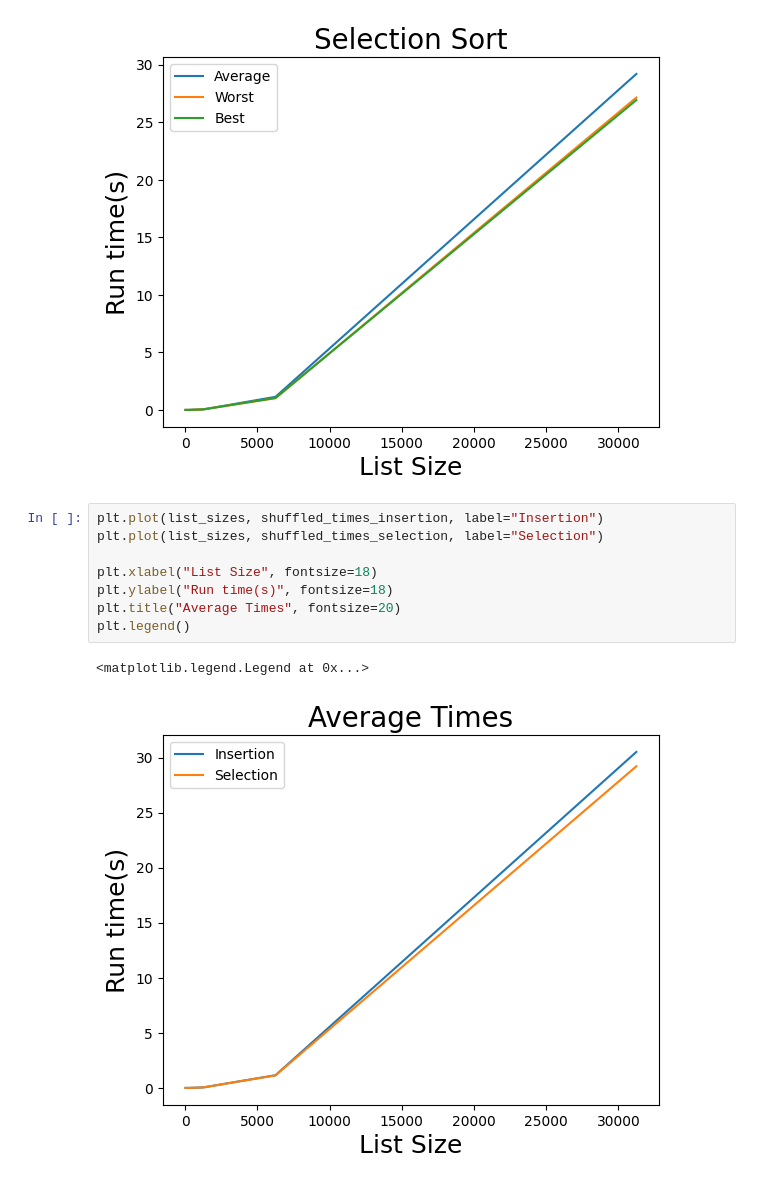
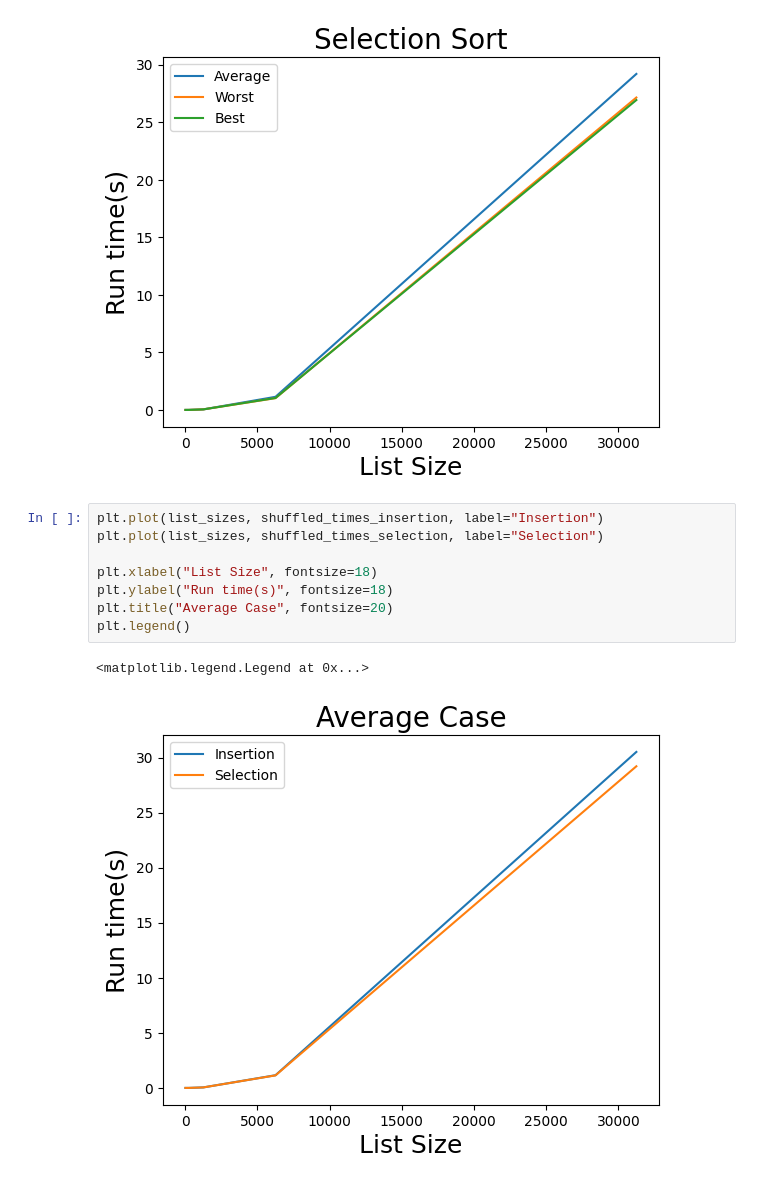
Before and after one commit to Snakekill88/Inertion_Selection_Sort_Performance, a Jupyter notebook: Program 2.ipynb, the cells around one changed output. Drawn from its saved outputs; the diff is of its cells as text.

```diff
--- a/Program 2.ipynb
+++ b/Program 2.ipynb
@@ -223,14 +223,14 @@ plt.legend()
 # %%
 plt.plot(list_sizes, shuffled_times_insertion, label="Insertion")
 plt.plot(list_sizes, shuffled_times_selection, label="Selection")
 
 plt.xlabel("List Size", fontsize=18)
 plt.ylabel("Run time(s)", fontsize=18)
-plt.title("Average Times", fontsize=20)
+plt.title("Average Case", fontsize=20)
 plt.legend()
 # %% [output]
 <matplotlib.legend.Legend at 0x...>
-[figure, old version]
+[figure, new version]
 # %%
 plt.plot(list_sizes, reversed_times_insertion, label="Insertion")
 plt.plot(list_sizes, reversed_times_selection, label="Selection")
```
Also changed, not shown: parts of 3 cells of this notebook.
